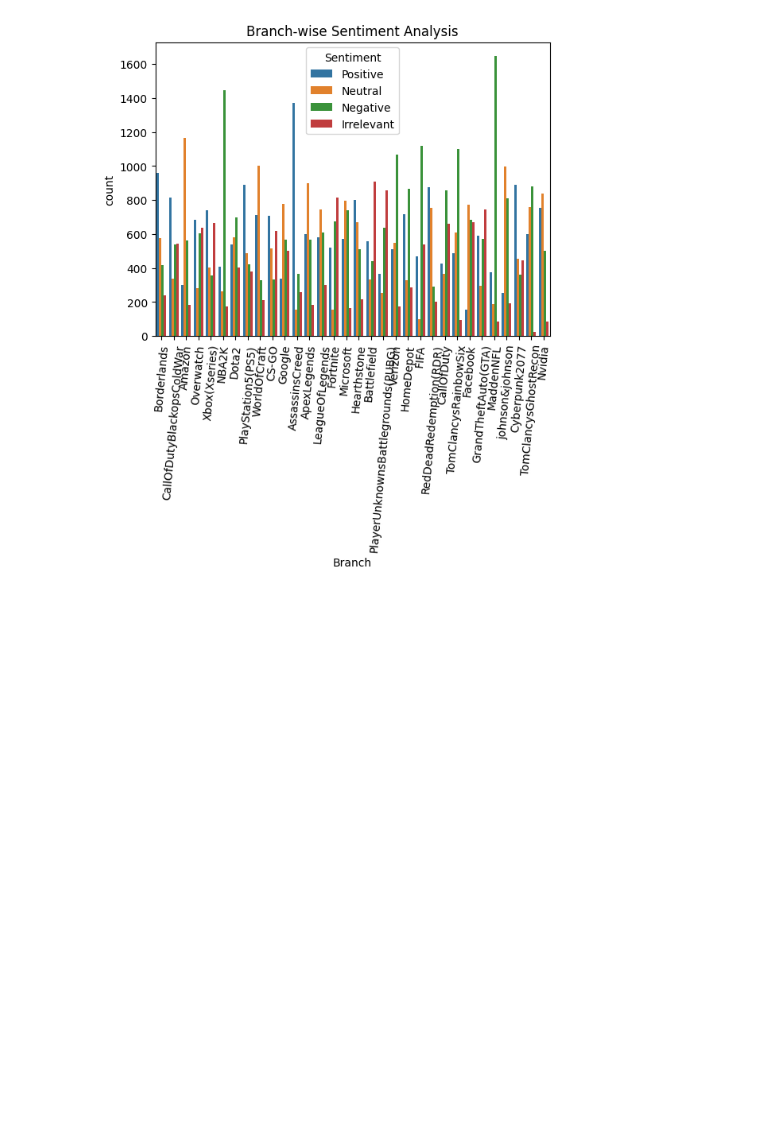
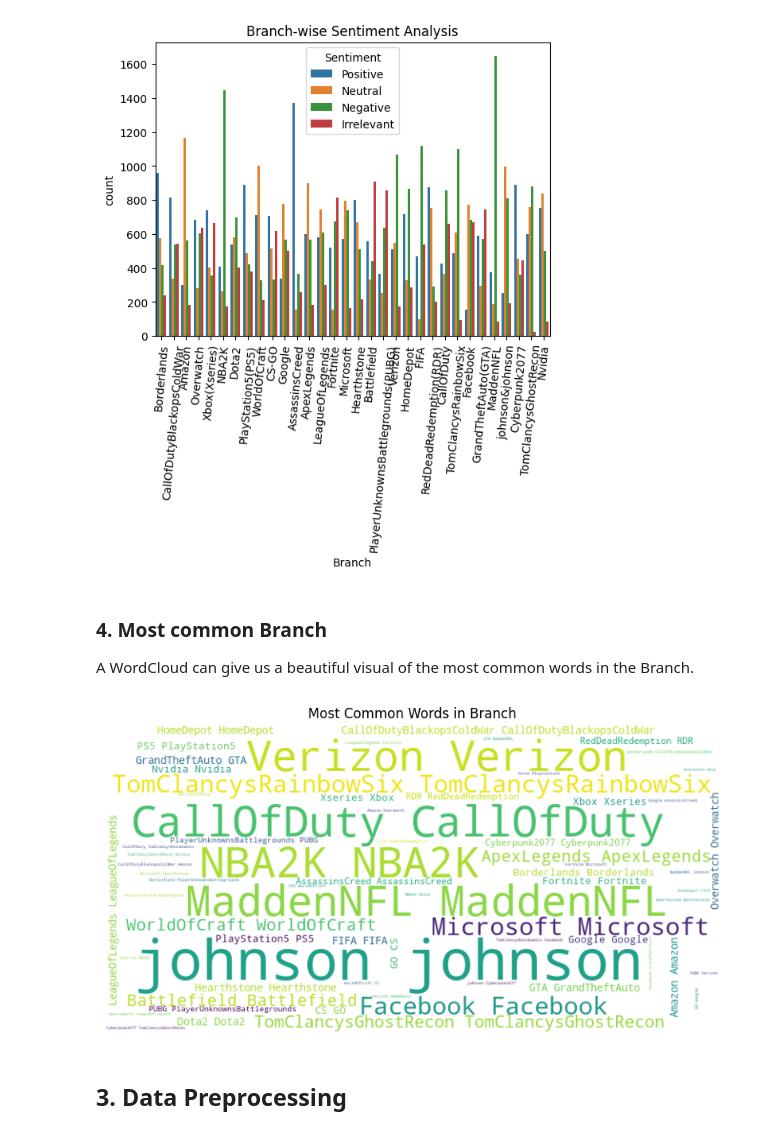
Before and after one commit to ClintonBeyene/PRODIGY_DS_04, a Jupyter notebook: notebooks/01-Exploratory-Data-Analysis.ipynb, the cells around one changed output. Saved outputs shown, nothing was run; the diff lists cells and outputs as text; code cells hidden in the pictures; blank space fills up the shorter version.

```diff
--- a/notebooks/01-Exploratory-Data-Analysis.ipynb
+++ b/notebooks/01-Exploratory-Data-Analysis.ipynb
@@ -220,3 +221,13 @@ A cross table plot to see the sentiment distribution across different branches.
 ed.plot_branch_sentiment(df, 'Branch', 'Sentiment')
 # %% [output]
 [figure]
+# %% [markdown]
+### 4. Most common Branch
+A WordCloud can give us a beautiful visual of the most common words in the Branch.
+# %%
+# Most common word in branch
+ed.plot_wordcloud(df, 'Branch')
+# %% [output]
+[figure, added]
+# %% [markdown]
+## 3. Data Preprocessing
```
Also changed, not shown: parts of 27 cells of this notebook.
